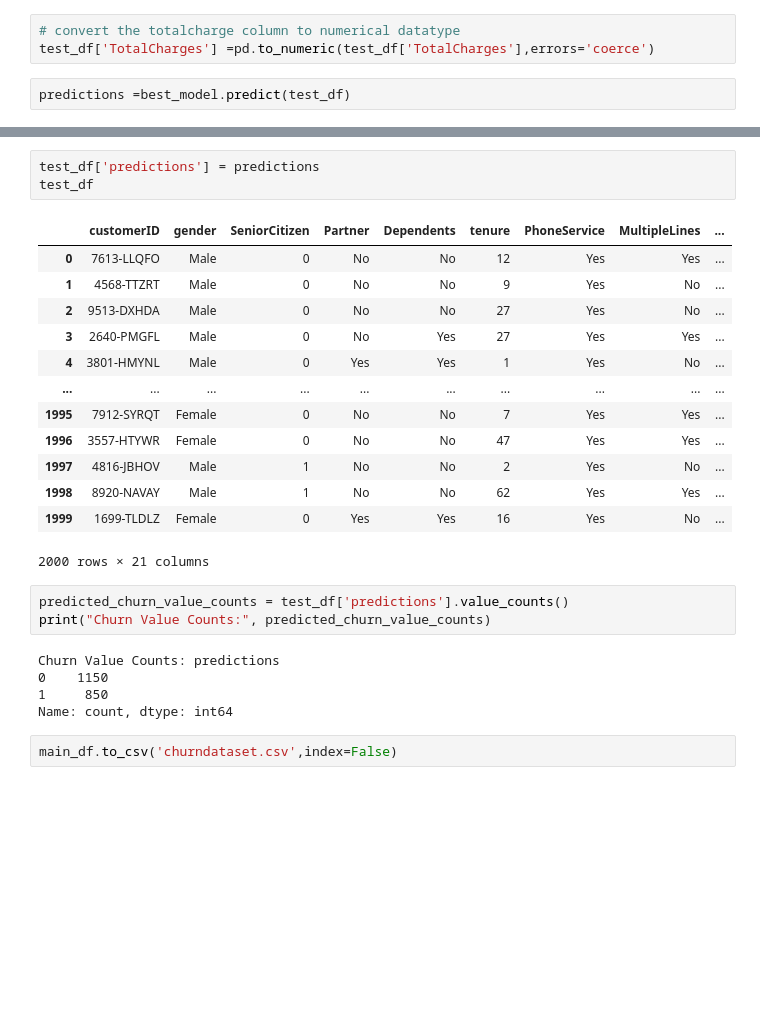
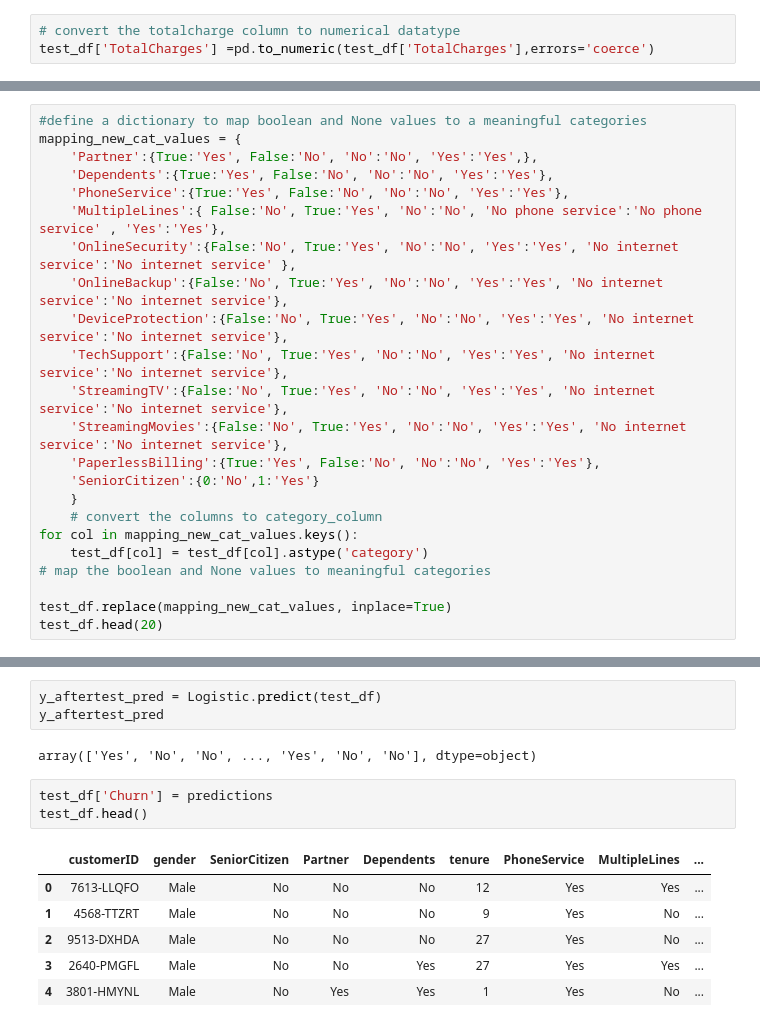
Before and after one commit to zeemanzak/CUSTOMER-CHUN-PREDICTION-AT-VODAFONE-CORPORATION, a Jupyter notebook: notebook/main.ipynb, the cells around one changed output, grey strips where cells are left out. Drawn from its saved outputs; the diff is of its cells as text; blank space fills up the shorter version.

Commit message:
save models

```diff
--- a/notebook/main.ipynb
+++ b/notebook/main.ipynb
@@ -1193,5 +1437,3 @@ memory usage: 312.6+ KB
 # %%
 # convert the totalcharge column to numerical datatype
 test_df['TotalCharges'] =pd.to_numeric(test_df['TotalCharges'],errors='coerce')
-# %%
-predictions =best_model.predict(test_df)
@@ -1205,0 +1440,23 @@ array([1, 0, 0, ..., 1, 0, 0])
+# %%
+#define a dictionary to map boolean and None values to a meaningful categories
+mapping_new_cat_values = {
+    'Partner':{True:'Yes', False:'No', 'No':'No', 'Yes':'Yes',},
+    'Dependents':{True:'Yes', False:'No', 'No':'No', 'Yes':'Yes'},
+    'PhoneService':{True:'Yes', False:'No', 'No':'No', 'Yes':'Yes'},
+    'MultipleLines':{ False:'No', True:'Yes', 'No':'No', 'No phone service':'No phone service' , 'Yes':'Yes'},
+    'OnlineSecurity':{False:'No', True:'Yes', 'No':'No', 'Yes':'Yes', 'No internet service':'No internet service' },
+    'OnlineBackup':{False:'No', True:'Yes', 'No':'No', 'Yes':'Yes', 'No internet service':'No internet service'},
+    'DeviceProtection':{False:'No', True:'Yes', 'No':'No', 'Yes':'Yes', 'No internet service':'No internet service'},
+    'TechSupport':{False:'No', True:'Yes', 'No':'No', 'Yes':'Yes', 'No internet service':'No internet service'},
+    'StreamingTV':{False:'No', True:'Yes', 'No':'No', 'Yes':'Yes', 'No internet service':'No internet service'},
+    'StreamingMovies':{False:'No', True:'Yes', 'No':'No', 'Yes':'Yes', 'No internet service':'No internet service'},
+    'PaperlessBilling':{True:'Yes', False:'No', 'No':'No', 'Yes':'Yes'},
+    'SeniorCitizen':{0:'No',1:'Yes'}
+    }
+    # convert the columns to category_column
+for col in mapping_new_cat_values.keys():
+    test_df[col] = test_df[col].astype('category')
+# map the boolean and None values to meaningful categories
+
+test_df.replace(mapping_new_cat_values, inplace=True)
+test_df.head(20)
@@ -1206,27 +1546,15 @@ array([1, 0, 0, ..., 1, 0, 0])
+# %%
+y_aftertest_pred = Logistic.predict(test_df)
+y_aftertest_pred
+# %% [output]
+array(['Yes', 'No', 'No', ..., 'Yes', 'No', 'No'], dtype=object)
 # %%
-test_df['predictions'] = predictions
-test_df
+test_df['Churn'] = predictions
+test_df.head()
 # %% [output]
 |  | customerID | gender | SeniorCitizen | Partner | Dependents | tenure | PhoneService | MultipleLines | ... |
-| 0 | 7613-LLQFO | Male | 0 | No | No | 12 | Yes | Yes | ... |
-| 1 | 4568-TTZRT | Male | 0 | No | No | 9 | Yes | No | ... |
-| 2 | 9513-DXHDA | Male | 0 | No | No | 27 | Yes | No | ... |
-| 3 | 2640-PMGFL | Male | 0 | No | Yes | 27 | Yes | Yes | ... |
-| 4 | 3801-HMYNL | Male | 0 | Yes | Yes | 1 | Yes | No | ... |
-| ... | ... | ... | ... | ... | ... | ... | ... | ... | ... |
-| 1995 | 7912-SYRQT | Female | 0 | No | No | 7 | Yes | Yes | ... |
-| 1996 | 3557-HTYWR | Female | 0 | No | No | 47 | Yes | Yes | ... |
-| 1997 | 4816-JBHOV | Male | 1 | No | No | 2 | Yes | No | ... |
-| 1998 | 8920-NAVAY | Male | 1 | No | No | 62 | Yes | Yes | ... |
-| 1999 | 1699-TLDLZ | Female | 0 | Yes | Yes | 16 | Yes | No | ... |
+| 0 | 7613-LLQFO | Male | No | No | No | 12 | Yes | Yes | ... |
+| 1 | 4568-TTZRT | Male | No | No | No | 9 | Yes | No | ... |
+| 2 | 9513-DXHDA | Male | No | No | No | 27 | Yes | No | ... |
+| 3 | 2640-PMGFL | Male | No | No | Yes | 27 | Yes | Yes | ... |
+| 4 | 3801-HMYNL | Male | No | Yes | Yes | 1 | Yes | No | ... |
-2000 rows × 21 columns
-# %%
-predicted_churn_value_counts = test_df['predictions'].value_counts()
-print("Churn Value Counts:", predicted_churn_value_counts)
-# %% [output]
-Churn Value Counts: predictions
-0    1150
-1     850
-Name: count, dtype: int64
-# %%
-main_df.to_csv('churndataset.csv',index=False)
```
Also changed, not shown: parts of 45 cells of this notebook, 3 other files.
